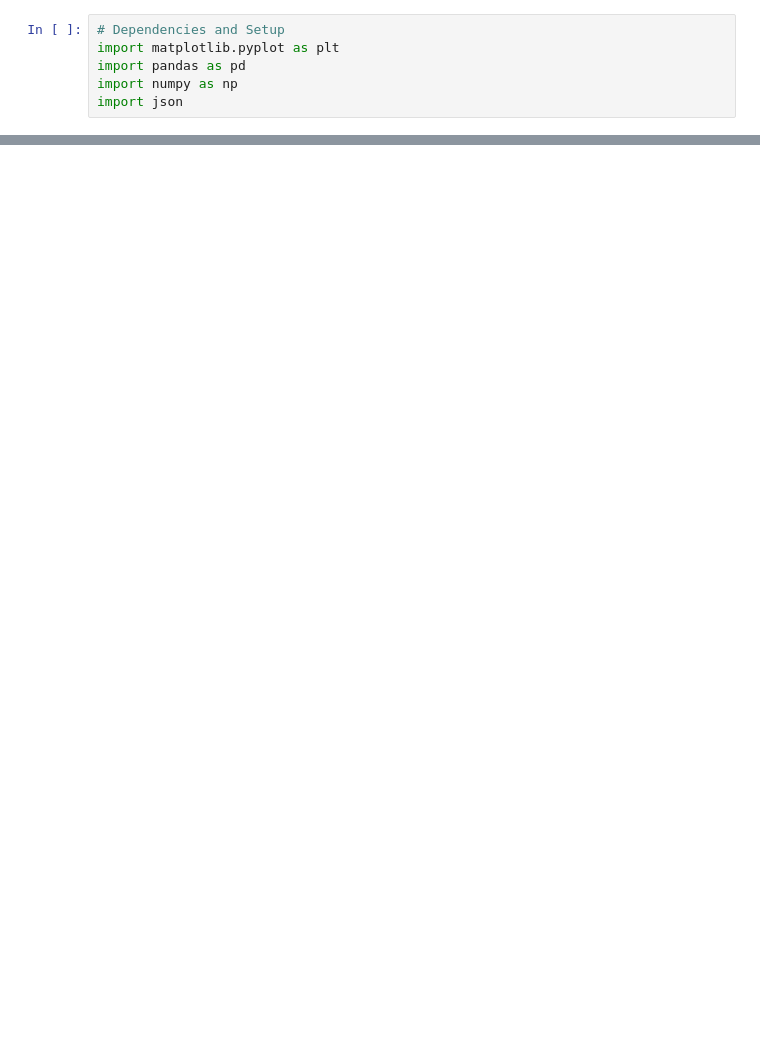
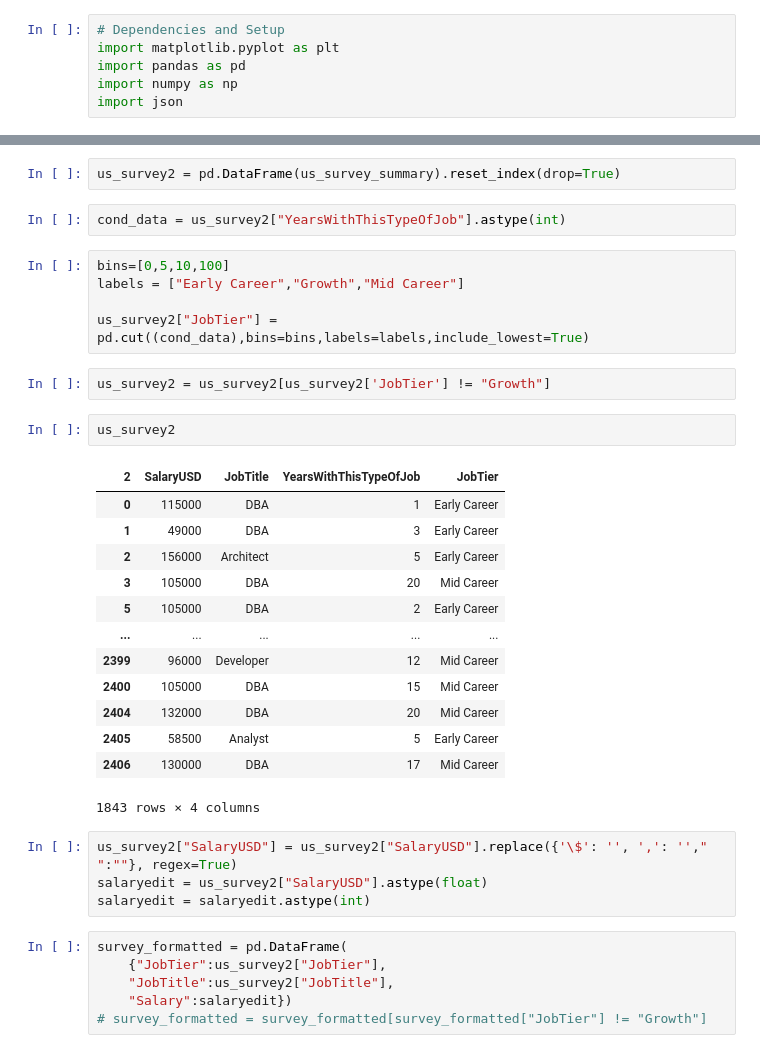
Before and after one commit to tritchlin/group-project1, a Jupyter notebook: Wages.ipynb, the cells around one changed output, grey strips where cells are left out. Cells and saved outputs as stored; diff of their text form; blank space fills up the shorter version.

```diff
--- a/Wages.ipynb
+++ b/Wages.ipynb
@@ -116,0 +86,37 @@ us_salary_cleaned
+# %%
+us_survey2 = pd.DataFrame(us_survey_summary).reset_index(drop=True)
+# %%
+cond_data = us_survey2["YearsWithThisTypeOfJob"].astype(int)
+# %%
+bins=[0,5,10,100]
+labels = ["Early Career","Growth","Mid Career"]
+
+us_survey2["JobTier"] = pd.cut((cond_data),bins=bins,labels=labels,include_lowest=True)
+# %%
+us_survey2 = us_survey2[us_survey2['JobTier'] != "Growth"]
+# %%
+us_survey2
+# %% [output]
+| 2 | SalaryUSD | JobTitle | YearsWithThisTypeOfJob | JobTier |
+| 0 | 115000 | DBA | 1 | Early Career |
+| 1 | 49000 | DBA | 3 | Early Career |
+| 2 | 156000 | Architect | 5 | Early Career |
+| 3 | 105000 | DBA | 20 | Mid Career |
+| 5 | 105000 | DBA | 2 | Early Career |
+| ... | ... | ... | ... | ... |
+| 2399 | 96000 | Developer | 12 | Mid Career |
+| 2400 | 105000 | DBA | 15 | Mid Career |
+| 2404 | 132000 | DBA | 20 | Mid Career |
+| 2405 | 58500 | Analyst | 5 | Early Career |
+| 2406 | 130000 | DBA | 17 | Mid Career |
+1843 rows × 4 columns
+# %%
+us_survey2["SalaryUSD"] = us_survey2["SalaryUSD"].replace({'\$': '', ',': ''," ":""}, regex=True)
+salaryedit = us_survey2["SalaryUSD"].astype(float)
+salaryedit = salaryedit.astype(int)
+# %%
+survey_formatted = pd.DataFrame(
+    {"JobTier":us_survey2["JobTier"],
+    "JobTitle":us_survey2["JobTitle"],
+    "Salary":salaryedit})
+# survey_formatted = survey_formatted[survey_formatted["JobTier"] != "Growth"]
```
Also changed, not shown: parts of 30 cells of this notebook.
